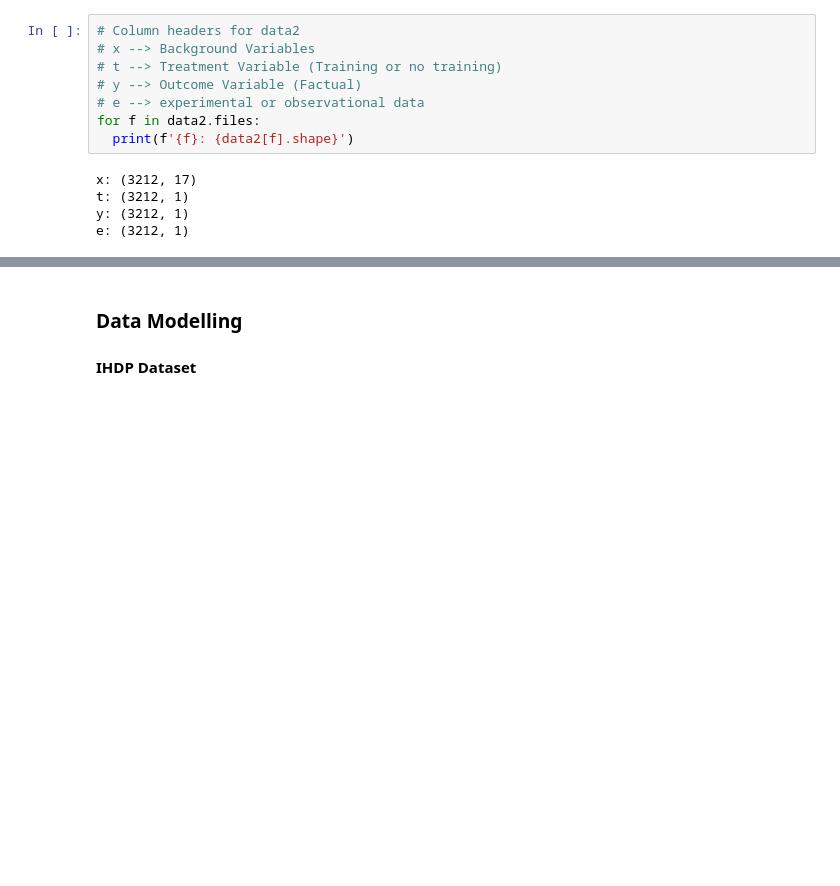
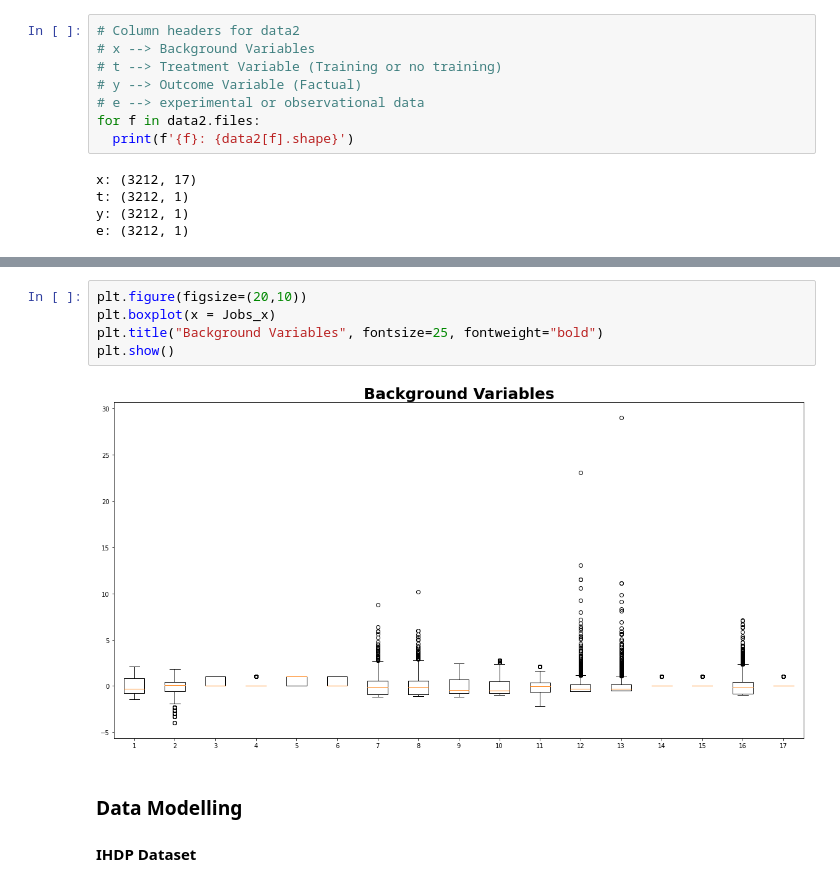
Before and after one commit to ThomasWork4/CE888, a Jupyter notebook: project/Assignment CE888.ipynb, the cells around one changed output, grey strips where cells are left out. Saved outputs shown, nothing was run; the diff lists cells and outputs as text; blank space fills up the shorter version.

```diff
--- a/project/Assignment CE888.ipynb
+++ b/project/Assignment CE888.ipynb
@@ -70,3 +109,10 @@ X = IHDP_x[:, 0]
+# %%
+plt.figure(figsize=(20,10))
+plt.boxplot(x = Jobs_x)
+plt.title("Background Variables", fontsize=25, fontweight="bold")
+plt.show()
+# %% [output]
+[figure, added]
 # %% [markdown]
 ### Data Modelling
 #### IHDP Dataset
```
Also changed, not shown: parts of 10 cells of this notebook.
